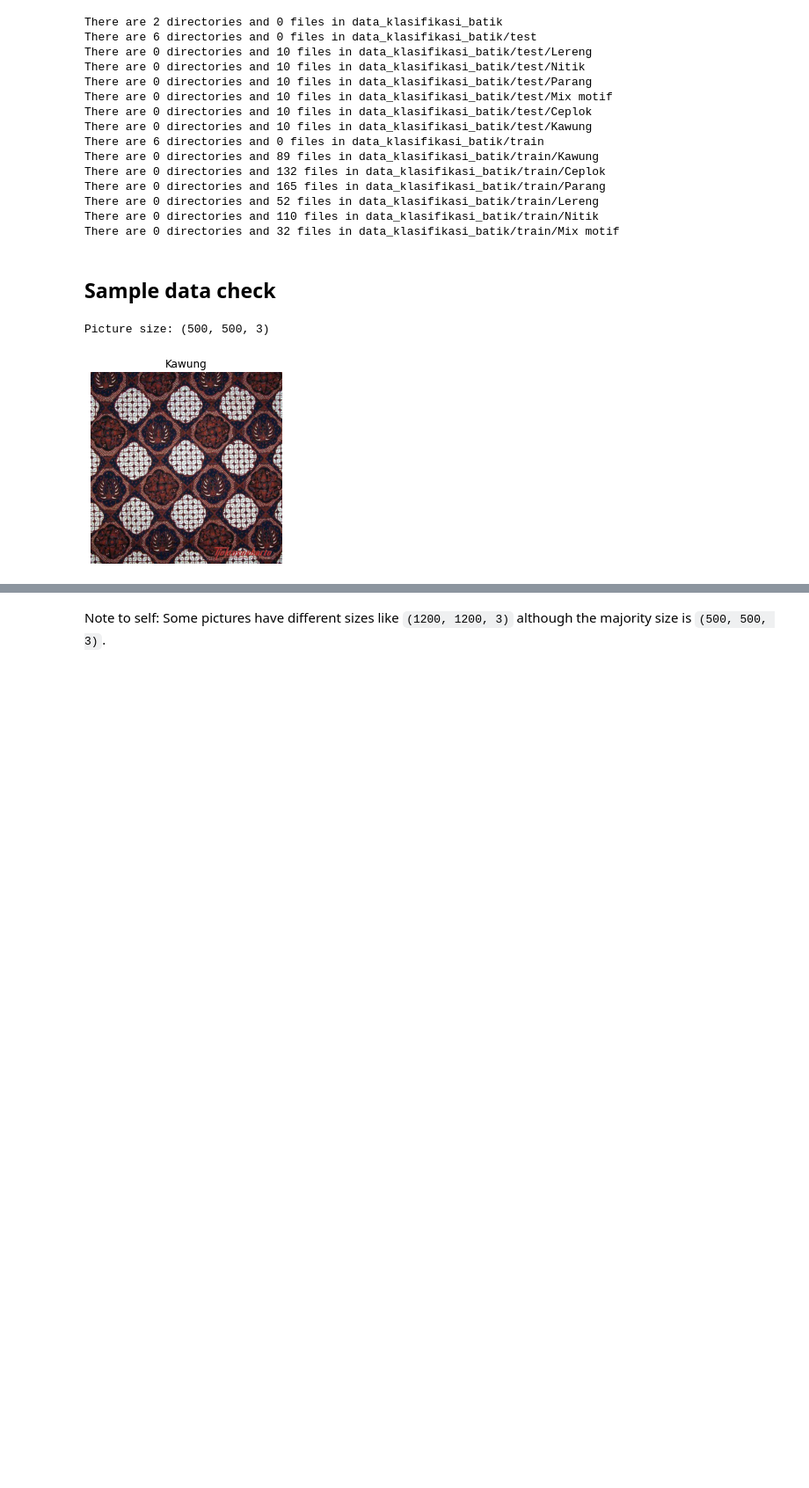
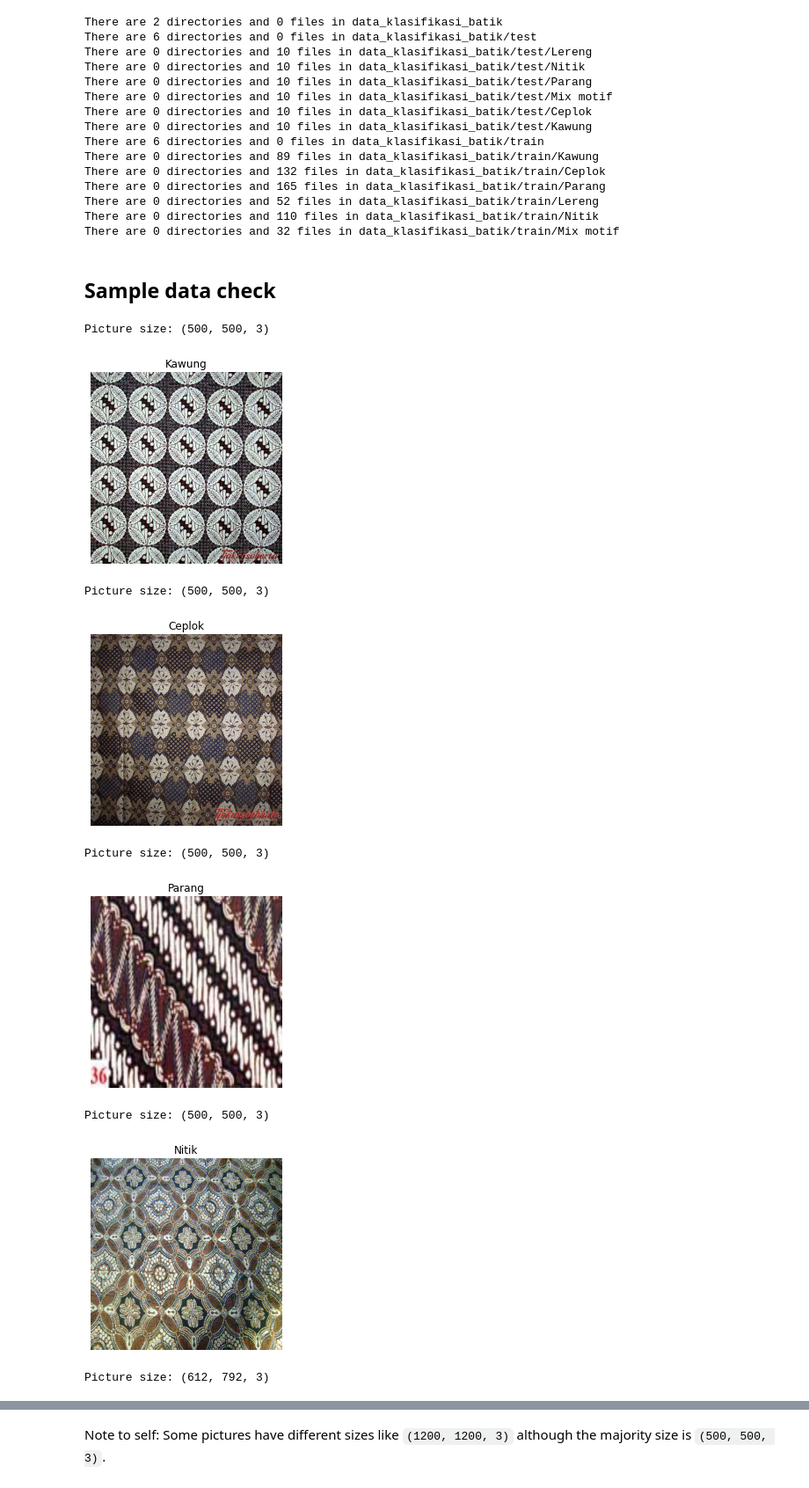
Before and after one commit to RussellDash332/Batik-Classification, a Jupyter notebook: Batik_Classification.ipynb, the cells around one changed output, grey strips where cells are left out. Shown at 88% size. Drawn from its saved outputs; the diff is of its cells as text; code cells hidden in the pictures; blank space fills up the shorter version.

```diff
--- a/Batik_Classification.ipynb
+++ b/Batik_Classification.ipynb
@@ -51,8 +52,17 @@ def view_random_image(target_dir, target_class):
 
   print(f"Picture size: {img.shape}")
   return img
-# %%
-img = view_random_image("data_klasifikasi_batik/train/", "Kawung")
-# %% [output]
-Picture size: (500, 500, 3)
-[figure, removed]
+# %%
+for cls in ["Kawung", "Ceplok", "Parang", "Nitik", "Mix motif", "Lereng"]:
+  view_random_image("data_klasifikasi_batik/train/", cls)
+  plt.show()
+# %% [output]
+Picture size: (500, 500, 3)
+[figure, added]
+Picture size: (500, 500, 3)
+[figure, added]
+Picture size: (500, 500, 3)
+[figure, added]
+Picture size: (500, 500, 3)
+[figure, added]
+Picture size: (612, 792, 3)
```
Also changed, not shown: parts of 20 cells of this notebook.
